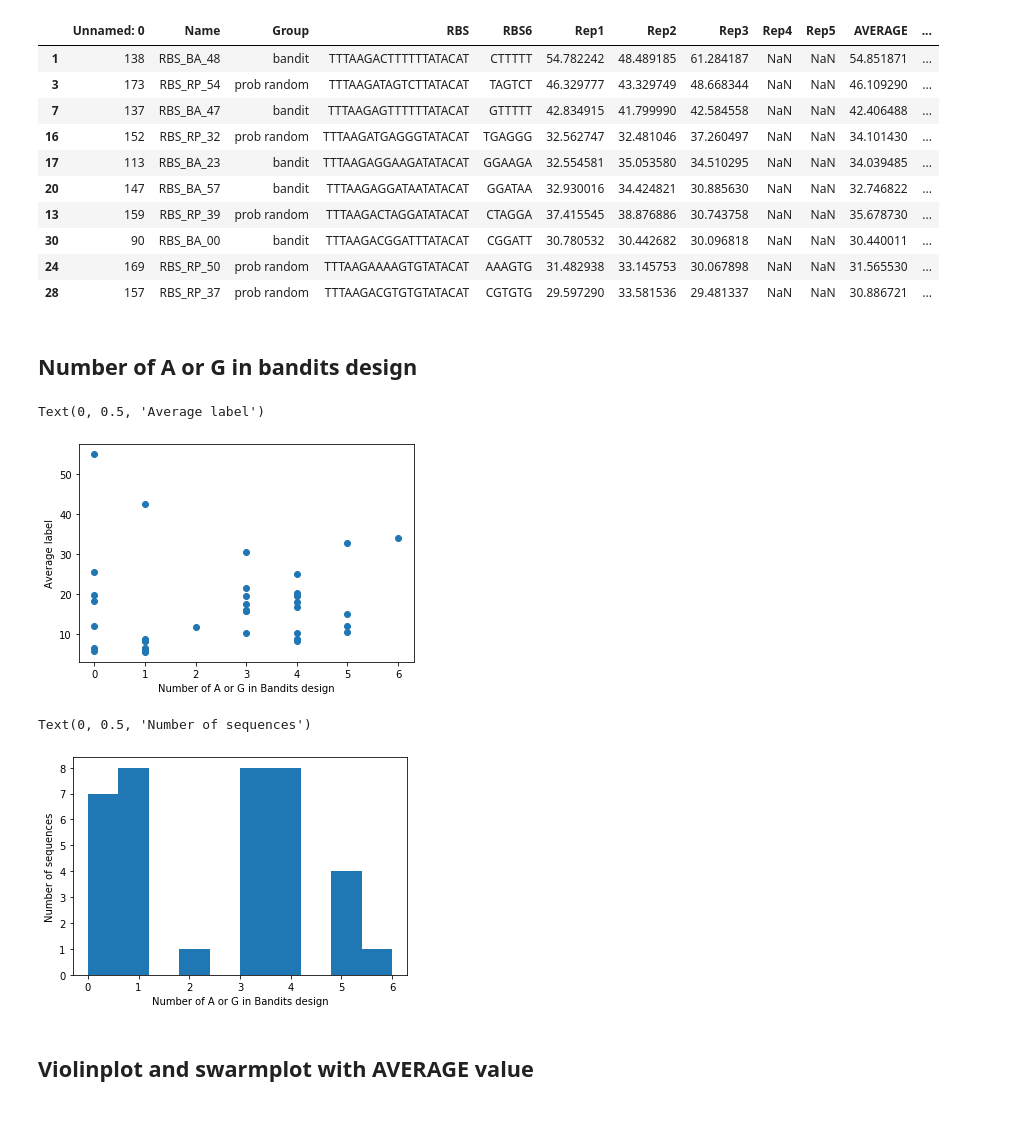
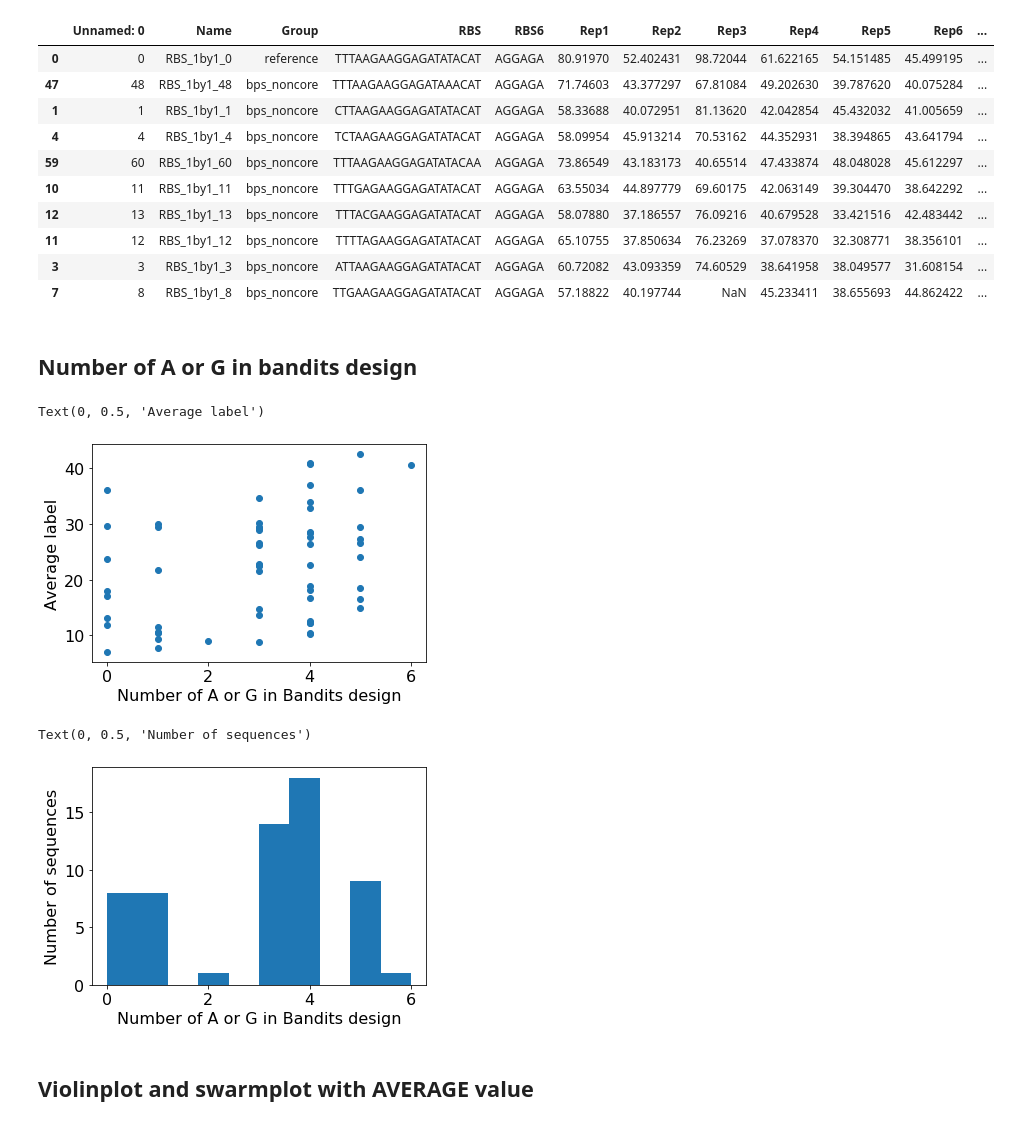
Before and after one commit to mholowko/Solaris, a Jupyter notebook: notebooks/result_analysis/Label_violinplot.ipynb, the cells around one changed output. Drawn from its saved outputs; the diff is of its cells as text; code cells hidden in the pictures.

```diff
--- a/notebooks/result_analysis/Label_violinplot.ipynb
+++ b/notebooks/result_analysis/Label_violinplot.ipynb
@@ -39,7 +39,7 @@ import warnings
 # D: the design part RBS (B[7:13], len: 6)
 
 #Path = '../../data/First_round_results/Results - First Plate 3 reps.csv'
-Path = '../../data/firstRound_4h_normFalse_formatSeq.csv'
+Path = '../../data/firstRound_Microplate_normFalse_formatSeq_logTrue.csv'
 
 
 df = pd.read_csv(Path)
@@ -54,17 +54,17 @@ df.head()
 # %%
-df.sort_values(by = ['Rep3'], ascending = False).head(10)
+df.sort_values(by = ['AVERAGE'], ascending = False).head(10)
 # %% [output]
-|  | Unnamed: 0 | Name | Group | RBS | RBS6 | Rep1 | Rep2 | Rep3 | Rep4 | Rep5 | AVERAGE | ... |
-| 1 | 138 | RBS_BA_48 | bandit | TTTAAGACTTTTTTATACAT | CTTTTT | 54.782242 | 48.489185 | 61.284187 | NaN | NaN | 54.851871 | ... |
-| 3 | 173 | RBS_RP_54 | prob random | TTTAAGATAGTCTTATACAT | TAGTCT | 46.329777 | 43.329749 | 48.668344 | NaN | NaN | 46.109290 | ... |
-| 7 | 137 | RBS_BA_47 | bandit | TTTAAGAGTTTTTTATACAT | GTTTTT | 42.834915 | 41.799990 | 42.584558 | NaN | NaN | 42.406488 | ... |
-| 16 | 152 | RBS_RP_32 | prob random | TTTAAGATGAGGGTATACAT | TGAGGG | 32.562747 | 32.481046 | 37.260497 | NaN | NaN | 34.101430 | ... |
-| 17 | 113 | RBS_BA_23 | bandit | TTTAAGAGGAAGATATACAT | GGAAGA | 32.554581 | 35.053580 | 34.510295 | NaN | NaN | 34.039485 | ... |
-| 20 | 147 | RBS_BA_57 | bandit | TTTAAGAGGATAATATACAT | GGATAA | 32.930016 | 34.424821 | 30.885630 | NaN | NaN | 32.746822 | ... |
-| 13 | 159 | RBS_RP_39 | prob random | TTTAAGACTAGGATATACAT | CTAGGA | 37.415545 | 38.876886 | 30.743758 | NaN | NaN | 35.678730 | ... |
-| 30 | 90 | RBS_BA_00 | bandit | TTTAAGACGGATTTATACAT | CGGATT | 30.780532 | 30.442682 | 30.096818 | NaN | NaN | 30.440011 | ... |
-| 24 | 169 | RBS_RP_50 | prob random | TTTAAGAAAAGTGTATACAT | AAAGTG | 31.482938 | 33.145753 | 30.067898 | NaN | NaN | 31.565530 | ... |
-| 28 | 157 | RBS_RP_37 | prob random | TTTAAGACGTGTGTATACAT | CGTGTG | 29.597290 | 33.581536 | 29.481337 | NaN | NaN | 30.886721 | ... |
+|  | Unnamed: 0 | Name | Group | RBS | RBS6 | Rep1 | Rep2 | Rep3 | Rep4 | Rep5 | Rep6 | ... |
+| 0 | 0 | RBS_1by1_0 | reference | TTTAAGAAGGAGATATACAT | AGGAGA | 80.91970 | 52.402431 | 98.72044 | 61.622165 | 54.151485 | 45.499195 | ... |
+| 47 | 48 | RBS_1by1_48 | bps_noncore | TTTAAGAAGGAGATAAACAT | AGGAGA | 71.74603 | 43.377297 | 67.81084 | 49.202630 | 39.787620 | 40.075284 | ... |
+| 1 | 1 | RBS_1by1_1 | bps_noncore | CTTAAGAAGGAGATATACAT | AGGAGA | 58.33688 | 40.072951 | 81.13620 | 42.042854 | 45.432032 | 41.005659 | ... |
+| 4 | 4 | RBS_1by1_4 | bps_noncore | TCTAAGAAGGAGATATACAT | AGGAGA | 58.09954 | 45.913214 | 70.53162 | 44.352931 | 38.394865 | 43.641794 | ... |
+| 59 | 60 | RBS_1by1_60 | bps_noncore | TTTAAGAAGGAGATATACAA | AGGAGA | 73.86549 | 43.183173 | 40.65514 | 47.433874 | 48.048028 | 45.612297 | ... |
+| 10 | 11 | RBS_1by1_11 | bps_noncore | TTTGAGAAGGAGATATACAT | AGGAGA | 63.55034 | 44.897779 | 69.60175 | 42.063149 | 39.304470 | 38.642292 | ... |
+| 12 | 13 | RBS_1by1_13 | bps_noncore | TTTACGAAGGAGATATACAT | AGGAGA | 58.07880 | 37.186557 | 76.09216 | 40.679528 | 33.421516 | 42.483442 | ... |
+| 11 | 12 | RBS_1by1_12 | bps_noncore | TTTTAGAAGGAGATATACAT | AGGAGA | 65.10755 | 37.850634 | 76.23269 | 37.078370 | 32.308771 | 38.356101 | ... |
+| 3 | 3 | RBS_1by1_3 | bps_noncore | ATTAAGAAGGAGATATACAT | AGGAGA | 60.72082 | 43.093359 | 74.60529 | 38.641958 | 38.049577 | 31.608154 | ... |
+| 7 | 8 | RBS_1by1_8 | bps_noncore | TTGAAGAAGGAGATATACAT | AGGAGA | 57.18822 | 40.197744 | NaN | 45.233411 | 38.655693 | 44.862422 | ... |
 # %% [markdown]
 ## Number of A or G in bandits design
 # %%
@@ -83,14 +83,14 @@ plt.xlabel('Number of A or G in Bandits design')
 plt.ylabel('Average label')
 # %% [output]
 Text(0, 0.5, 'Average label')
-[figure, old version]
+[figure, new version]
 # %%
 plt.hist(num_ags)
 plt.xlabel('Number of A or G in Bandits design')
 plt.ylabel('Number of sequences')
 # %% [output]
 Text(0, 0.5, 'Number of sequences')
-[figure, old version]
+[figure, new version]
 # %% [markdown]
 ## Violinplot and swarmplot with AVERAGE value
 # %%
```
Also changed, not shown: parts of 8 cells of this notebook, 1 other file.
